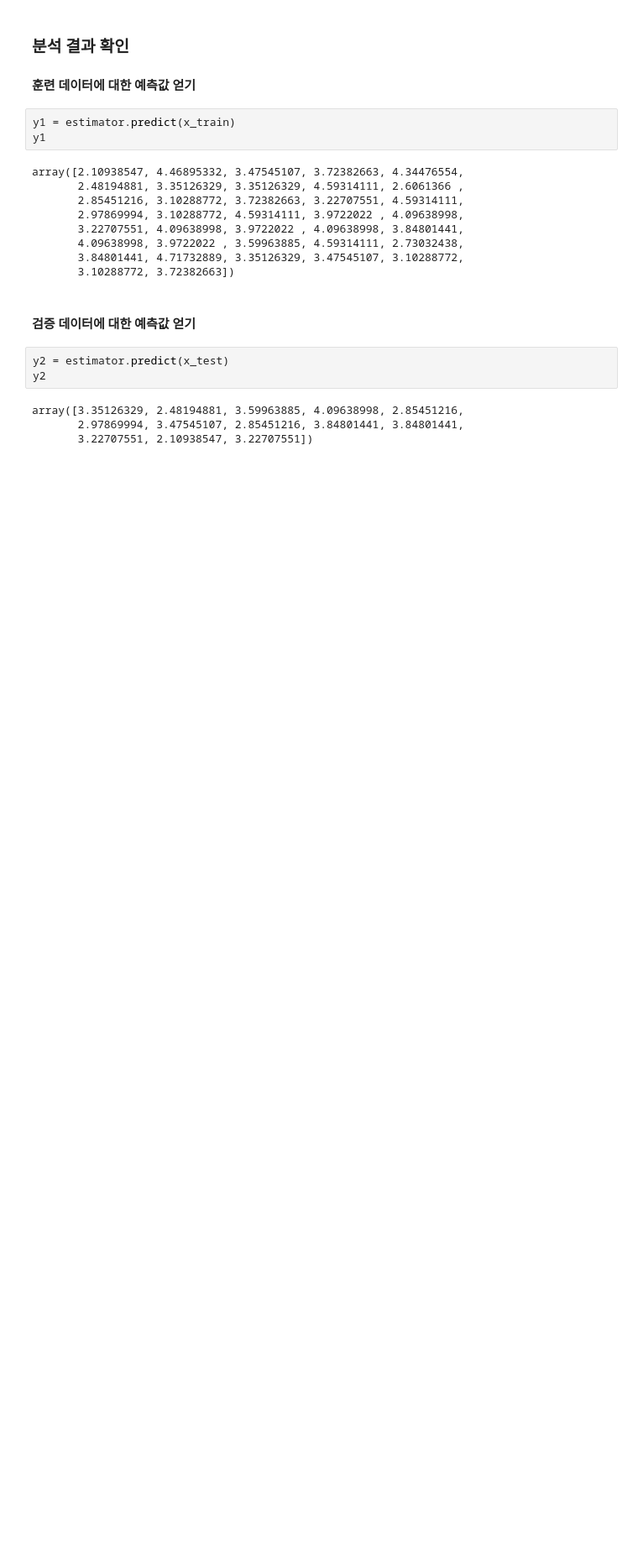
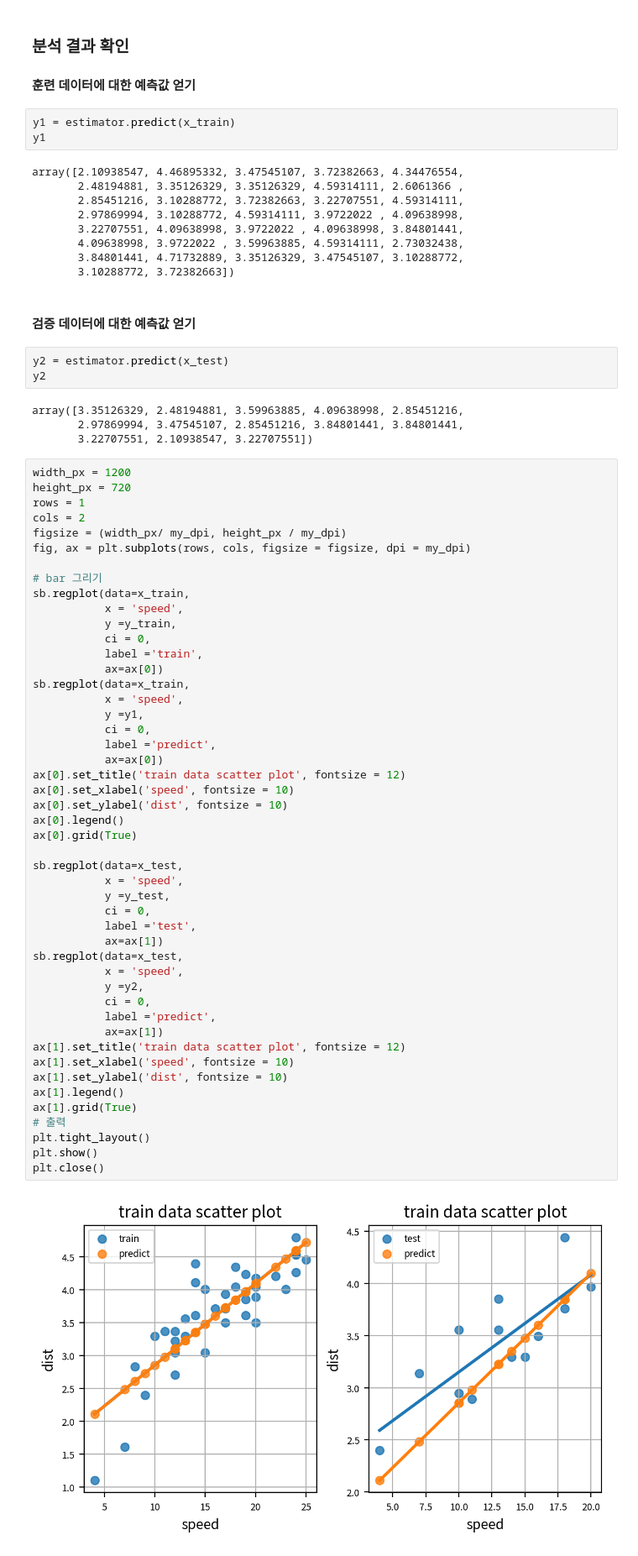
Before and after one commit to JAEYONG0303/For-python-, a Jupyter notebook: LAB 10. 머신러닝/LAB 8. 지도학습-단순선형회귀.ipynb, the cells around one changed output. Shown at 84% size. Drawn from its saved outputs; the diff is of its cells as text; blank space fills up the shorter version.

```diff
--- a/LAB 10. 머신러닝/LAB 8. 지도학습-단순선형회귀.ipynb
+++ b/LAB 10. 머신러닝/LAB 8. 지도학습-단순선형회귀.ipynb
@@ -257,3 +257,53 @@ y2
 array([3.35126329, 2.48194881, 3.59963885, 4.09638998, 2.85451216,
        2.97869994, 3.47545107, 2.85451216, 3.84801441, 3.84801441,
        3.22707551, 2.10938547, 3.22707551])
+# %%
+width_px = 1200
+height_px = 720
+rows = 1
+cols = 2
+figsize = (width_px/ my_dpi, height_px / my_dpi)
+fig, ax = plt.subplots(rows, cols, figsize = figsize, dpi = my_dpi)
+
+# bar 그리기
+sb.regplot(data=x_train,
+           x = 'speed',
+           y =y_train,
+           ci = 0,
+           label ='train',
+           ax=ax[0])
+sb.regplot(data=x_train,
+           x = 'speed',
+           y =y1,
+           ci = 0,
+           label ='predict',
+           ax=ax[0])
+ax[0].set_title('train data scatter plot', fontsize = 12)
+ax[0].set_xlabel('speed', fontsize = 10)
+ax[0].set_ylabel('dist', fontsize = 10)
+ax[0].legend()
+ax[0].grid(True)
+
+sb.regplot(data=x_test,
+           x = 'speed',
+           y =y_test,
+           ci = 0,
+           label ='test',
+           ax=ax[1])
+sb.regplot(data=x_test,
+           x = 'speed',
+           y =y2,
+           ci = 0,
+           label ='predict',
+           ax=ax[1])
+ax[1].set_title('train data scatter plot', fontsize = 12)
+ax[1].set_xlabel('speed', fontsize = 10)
+ax[1].set_ylabel('dist', fontsize = 10)
+ax[1].legend()
+ax[1].grid(True)
+# 출력
+plt.tight_layout()
+plt.show()
+plt.close()
+# %% [output]
+[figure, added]
```
Also changed, not shown: parts of 3 cells of this notebook, 7 other files.
